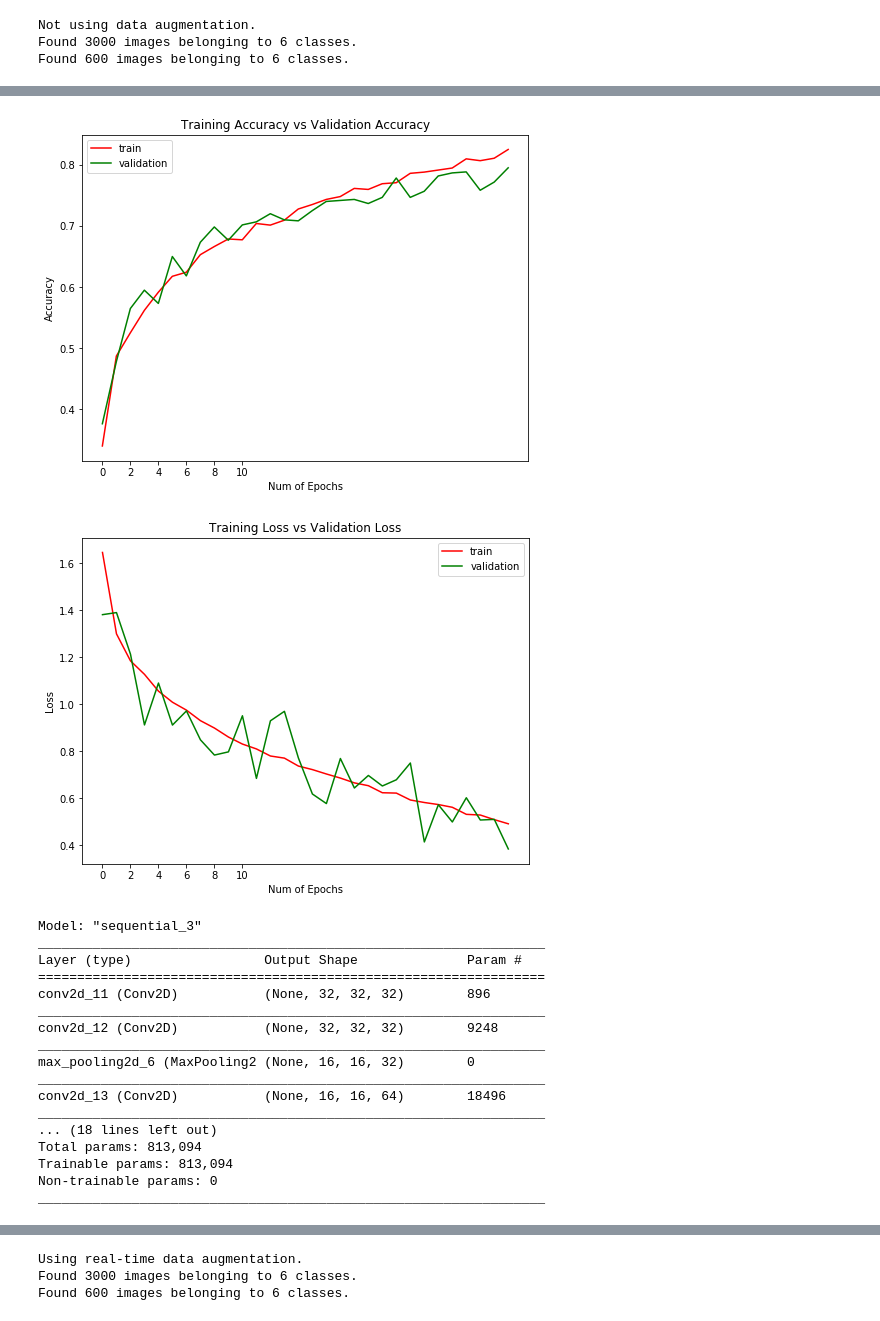
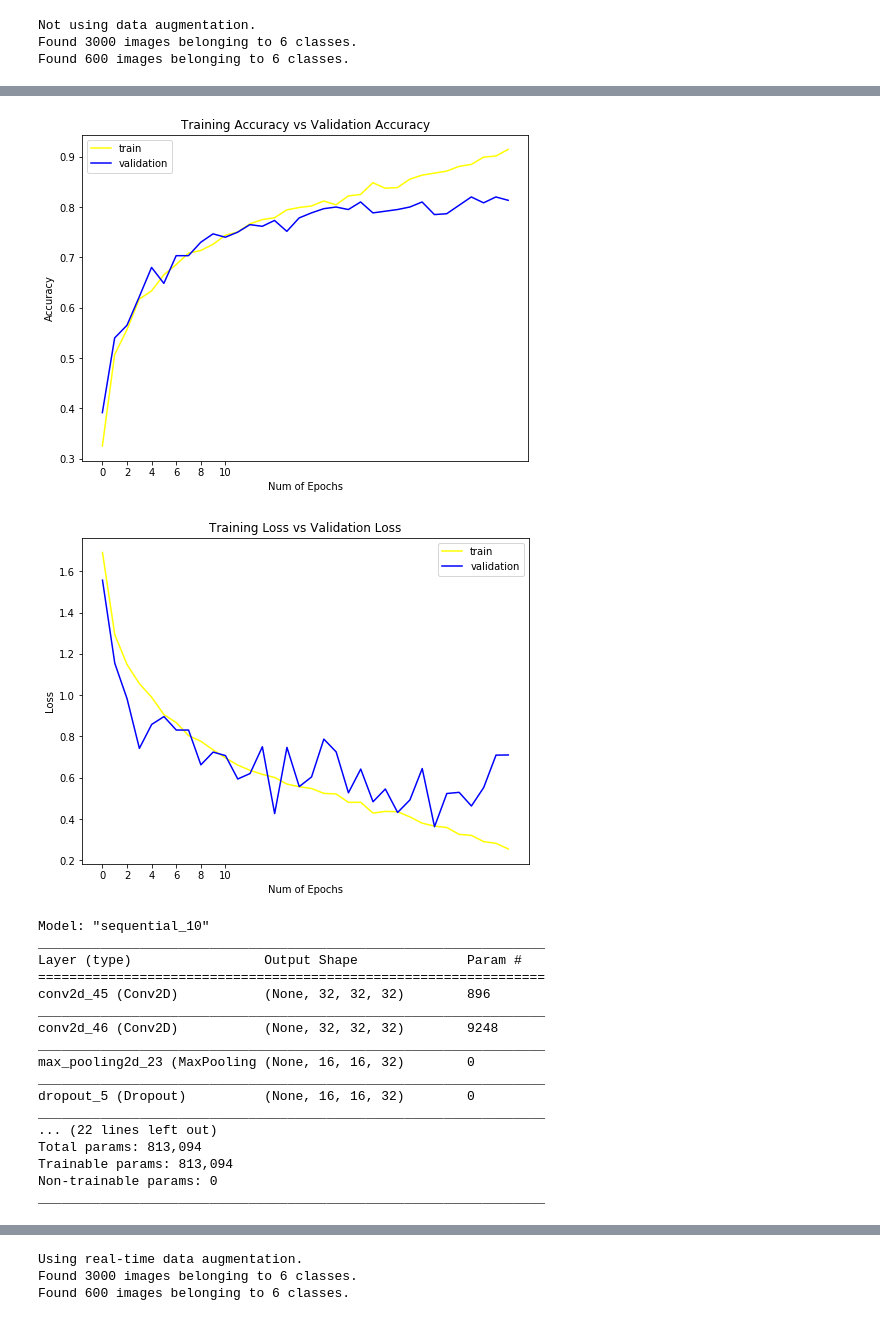
Before and after one commit to FarshidKia/DerinOgrenme_Cifar100_Proje, a Jupyter notebook: OdevCifar-100.ipynb, the cells around one changed output, grey strips where cells are left out. Drawn from its saved outputs; the diff is of its cells as text; code cells hidden in the pictures.

```diff
--- a/OdevCifar-100.ipynb
+++ b/OdevCifar-100.ipynb
@@ -143,10 +170,9 @@ def make_generator(train_dir,test_dir,augmentation=False):
 
     if(augmentation):
 
-        print('Using real-time data augmentation.')
-
         # Sentezlenmiş (döndürülmüş, ters çevrilmiş, yakınlaştırolmış vb.) resimler üretmek için ImageDataGenerator kullanıyorum
         # Canlı veri arttırmak için ayarlarımalar:
+         print('Using real-time data augmentation.')
 
         train_datagen = image.ImageDataGenerator(rescale=1./255,
         featurewise_center=False,             # Giriş verilerinin prtalamasının 0'lanması
@@ -161,6 +187,13 @@ def make_generator(train_dir,test_dir,augmentation=False):
         zoom_range=0.15,                      # Görüntüleri üzerinde rasgele yakınlaştırılıyor
         horizontal_flip=True,                 # Fotoğrafı yatay düzlemde rastgele çevirme.
         vertical_flip=False)                  # Resimlerin gelişigüzel bir şekilde dikey olarak çevirilmesi
+        train_datagen = image.ImageDataGenerator(rescale=1./255,
+        rotation_range=30,
+        width_shift_range=0.15,
+        height_shift_range=0.15,
+        shear_range=0.15,
+        zoom_range=0.15,
+        horizontal_flip=True)
 
 
     # Veri arttırma işlemi yapılmayacak ise:
@@ -175,9 +208,9 @@ def make_generator(train_dir,test_dir,augmentation=False):
     # Fit the model on the batches generated by datagen.flow().
     # Sınıf vektörlerinin ikili sınıf matrislerine dönüştürülmesi (categorical)
 
-    train_gen = train_datagen.flow_from_directory(train_dir,target_size=(genislik,uzunluk),
+    train_gen = train_datagen.flow_from_directory(train_dir,target_size=(width,height),
                                               class_mode="categorical",batch_size=batch_size)
-    test_gen = test_datagen.flow_from_directory(test_dir,target_size=(genislik,uzunluk),
+    test_gen = test_datagen.flow_from_directory(test_dir,target_size=(width,height),
                                               class_mode="categorical",batch_size=batch_size)
 
     return train_gen,test_gen
@@ -236,8 +269,8 @@ def make_gorsel_2(historyList,aciklamalar):
 # Eğitim ve test için : kayıp ve doğruluk
 def make_gorsel_3(history):
     plt.figure(0)
-    plt.plot(history.history['acc'],'r')
-    plt.plot(history.history['val_acc'],'g')
+    plt.plot(history.history['acc'],'yellow')
+    plt.plot(history.history['val_acc'],'blue')
     plt.xticks(np.arange(0, 11, 2.0))
     plt.rcParams['figure.figsize'] = (8, 6)
     plt.xlabel("Num of Epochs")
@@ -245,8 +278,8 @@ def make_gorsel_3(history):
     plt.title("Training Accuracy vs Validation Accuracy")
     plt.legend(['train','validation'])
     plt.figure(1)
-    plt.plot(history.history['loss'],'r')
-    plt.plot(history.history['val_loss'],'g')
+    plt.plot(history.history['loss'],'yellow')
+    plt.plot(history.history['val_loss'],'blue')
     plt.xticks(np.arange(0, 11, 2.0))
     plt.rcParams['figure.figsize'] = (8, 6)
     plt.xlabel("Num of Epochs")
@@ -260,5 +293,5 @@ Not using data augmentation.
 Found 3000 images belonging to 6 classes.
 Found 600 images belonging to 6 classes.
 # %%
-model = make_model()
+model = make_model(dropout=False)
 # %% [output]
@@ -282,6 +315,6 @@ _________________________________________________________________
 # %%
 #Dropout ve Veri Augmentation yapılmadan modelimizi eğitiyoruz
 
-historyNormal = model.fit_generator(train_gen,steps_per_epoch=train_gen.samples//batch_size,
+Normal_history = model.fit_generator(train_gen,steps_per_epoch=train_gen.samples//batch_size,
                               epochs=epochs,validation_data=test_gen,validation_steps=test_gen.samples//batch_size)
 # %% [output]
@@ -305,24 +338,24 @@ Epoch 30/30
 # %%
-make_gorsel_3(historyNormal)
+make_gorsel_3(Normal_history)
 # %% [output]
-[figure, old version]
+[figure, new version]
-[figure, old version]
+[figure, new version]
 # %%
-model = make_model(dropout=True)
+model = make_model_2(Dropout=True)
 # %% [output]
-Model: "sequential_3"
+Model: "sequential_10"
 _________________________________________________________________
 Layer (type)                 Output Shape              Param #
 =================================================================
-conv2d_11 (Conv2D)           (None, 32, 32, 32)        896
+conv2d_45 (Conv2D)           (None, 32, 32, 32)        896
 _________________________________________________________________
-conv2d_12 (Conv2D)           (None, 32, 32, 32)        9248
+conv2d_46 (Conv2D)           (None, 32, 32, 32)        9248
 _________________________________________________________________
-max_pooling2d_6 (MaxPooling2 (None, 16, 16, 32)        0
+max_pooling2d_23 (MaxPooling (None, 16, 16, 32)        0
 _________________________________________________________________
-conv2d_13 (Conv2D)           (None, 16, 16, 64)        18496
+dropout_5 (Dropout)          (None, 16, 16, 32)        0
 _________________________________________________________________
-... (18 lines left out)
+... (22 lines left out)
 Total params: 813,094
 Trainable params: 813,094
 Non-trainable params: 0
```
Also changed, not shown: parts of 21 cells of this notebook.
